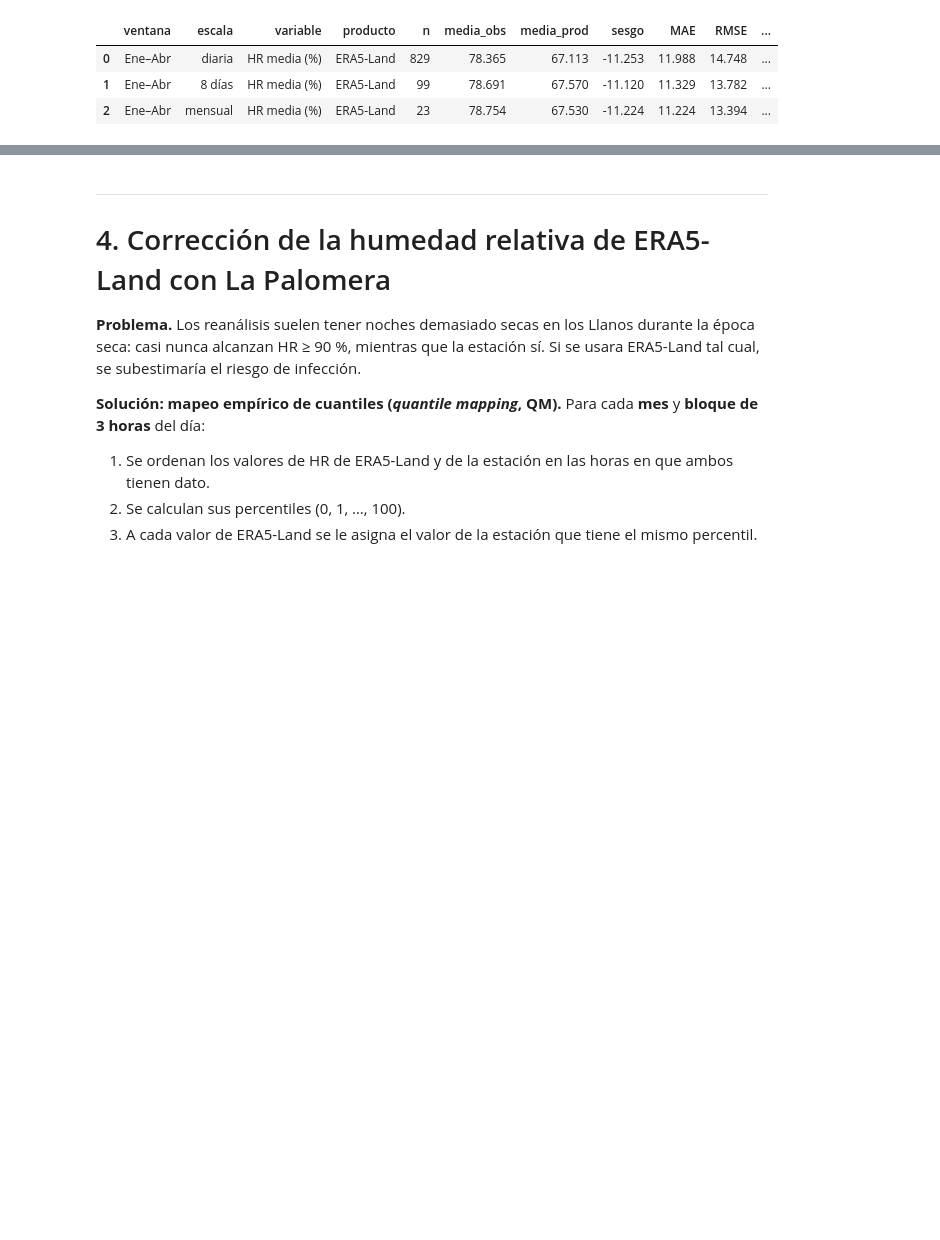
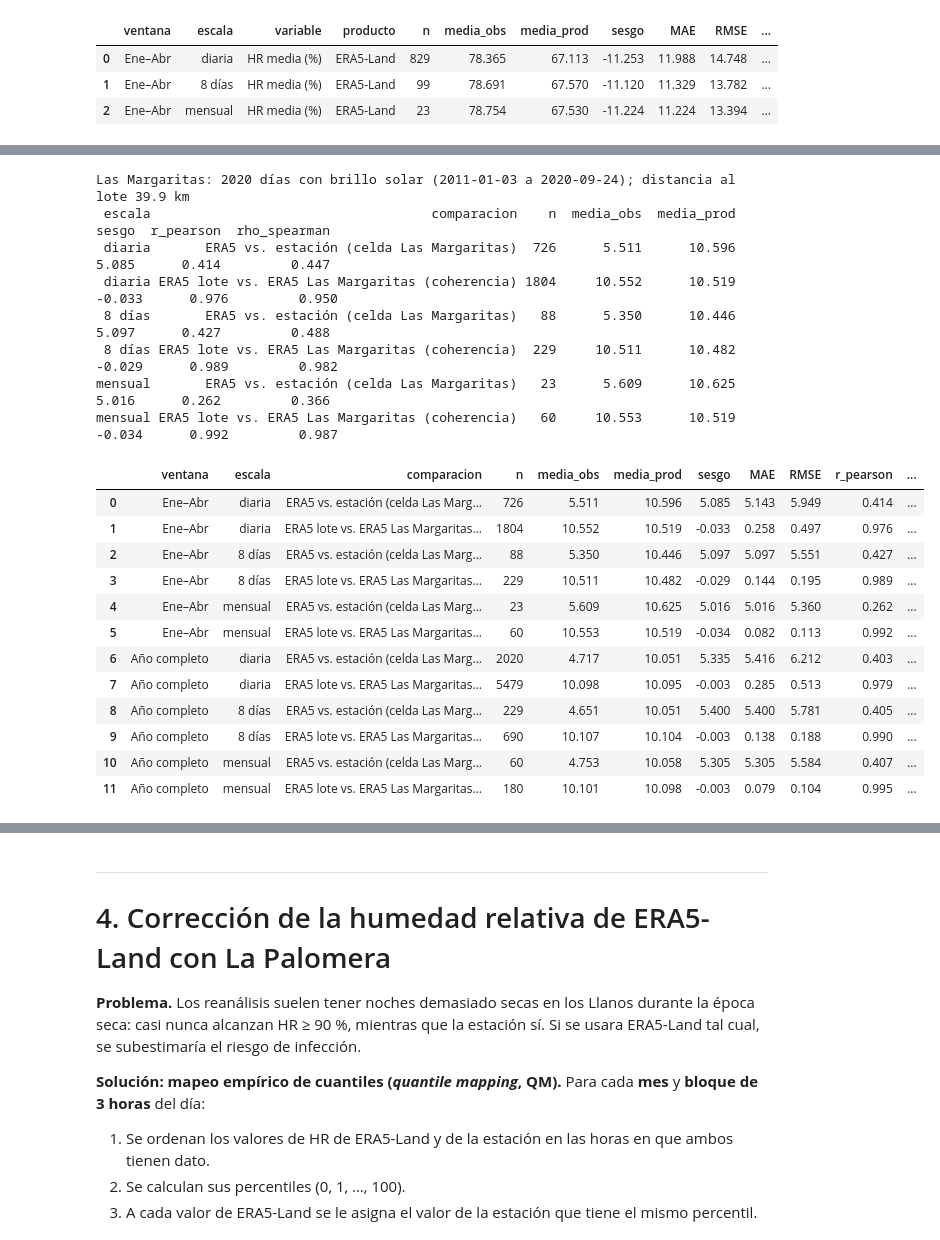
Before and after one commit to jf-floresriera/caucho_san_carlos, a Jupyter notebook: Analisis_SanCarlos_clima_cultivo.ipynb, the cells around one changed output, grey strips where cells are left out. Cells and saved outputs as stored; diff of their text form; code cells hidden in the pictures; blank space fills up the shorter version.

```diff
--- a/Analisis_SanCarlos_clima_cultivo.ipynb
+++ b/Analisis_SanCarlos_clima_cultivo.ipynb
@@ -1098,0 +1127,44 @@ Izquierda: ciclo anual medio, solo con los días que tienen las dos fuentes. Der
+# %%
+VALID_BS = pd.DataFrame()
+if "bs_dhime" in marg_dhime:
+    bm = pd.DataFrame({"obs": marg_dhime["bs_dhime"], "era5": era5d["margaritas"]["bs"],
+                       "era5_lote": era5d["sancarlos"]["bs"]}).reindex(idx_dia)
+    filas = []
+    for ventana, sel in [("Ene–Abr", bm.index.month.isin(VENTANA_MESES)), ("Año completo", slice(None))]:
+        for escala in ["diaria", "8 días", "mensual"]:
+            a = agregar(bm[sel][["obs", "era5"]], escala, False)
+            filas.append(dict(ventana=ventana, escala=escala, comparacion="ERA5 vs. estación (celda Las Margaritas)",
+                              **metricas(a["obs"], a["era5"])))
+            c = agregar(bm[sel][["era5", "era5_lote"]], escala, False)
+            filas.append(dict(ventana=ventana, escala=escala, comparacion="ERA5 lote vs. ERA5 Las Margaritas (coherencia)",
+                              **metricas(c["era5"], c["era5_lote"])))
+    VALID_BS = pd.DataFrame(filas).round(3)
+    print(f"Las Margaritas: {bm.obs.notna().sum()} días con brillo solar ({bm.obs.first_valid_index():%Y-%m-%d} a "
+          f"{bm.obs.last_valid_index():%Y-%m-%d}); distancia al lote {DIST_MARG:.1f} km")
+    print(VALID_BS[VALID_BS.ventana == "Ene–Abr"][["escala", "comparacion", "n", "media_obs", "media_prod", "sesgo",
+                                                  "r_pearson", "rho_spearman"]].to_string(index=False))
+else:
+    print("No está el archivo DHIME de brillo solar de Las Margaritas en", DHIME_MARG)
+VALID_BS
+# %% [output]
+Las Margaritas: 2020 días con brillo solar (2011-01-03 a 2020-09-24); distancia al lote 39.9 km
+ escala                                    comparacion    n  media_obs  media_prod  sesgo  r_pearson  rho_spearman
+ diaria       ERA5 vs. estación (celda Las Margaritas)  726      5.511      10.596  5.085      0.414         0.447
+ diaria ERA5 lote vs. ERA5 Las Margaritas (coherencia) 1804     10.552      10.519 -0.033      0.976         0.950
+ 8 días       ERA5 vs. estación (celda Las Margaritas)   88      5.350      10.446  5.097      0.427         0.488
+ 8 días ERA5 lote vs. ERA5 Las Margaritas (coherencia)  229     10.511      10.482 -0.029      0.989         0.982
+mensual       ERA5 vs. estación (celda Las Margaritas)   23      5.609      10.625  5.016      0.262         0.366
+mensual ERA5 lote vs. ERA5 Las Margaritas (coherencia)   60     10.553      10.519 -0.034      0.992         0.987
+|  | ventana | escala | comparacion | n | media_obs | media_prod | sesgo | MAE | RMSE | r_pearson | ... |
+| 0 | Ene–Abr | diaria | ERA5 vs. estación (celda Las Marg... | 726 | 5.511 | 10.596 | 5.085 | 5.143 | 5.949 | 0.414 | ... |
+| 1 | Ene–Abr | diaria | ERA5 lote vs. ERA5 Las Margaritas... | 1804 | 10.552 | 10.519 | -0.033 | 0.258 | 0.497 | 0.976 | ... |
+| 2 | Ene–Abr | 8 días | ERA5 vs. estación (celda Las Marg... | 88 | 5.350 | 10.446 | 5.097 | 5.097 | 5.551 | 0.427 | ... |
+| 3 | Ene–Abr | 8 días | ERA5 lote vs. ERA5 Las Margaritas... | 229 | 10.511 | 10.482 | -0.029 | 0.144 | 0.195 | 0.989 | ... |
+| 4 | Ene–Abr | mensual | ERA5 vs. estación (celda Las Marg... | 23 | 5.609 | 10.625 | 5.016 | 5.016 | 5.360 | 0.262 | ... |
+| 5 | Ene–Abr | mensual | ERA5 lote vs. ERA5 Las Margaritas... | 60 | 10.553 | 10.519 | -0.034 | 0.082 | 0.113 | 0.992 | ... |
+| 6 | Año completo | diaria | ERA5 vs. estación (celda Las Marg... | 2020 | 4.717 | 10.051 | 5.335 | 5.416 | 6.212 | 0.403 | ... |
+| 7 | Año completo | diaria | ERA5 lote vs. ERA5 Las Margaritas... | 5479 | 10.098 | 10.095 | -0.003 | 0.285 | 0.513 | 0.979 | ... |
+| 8 | Año completo | 8 días | ERA5 vs. estación (celda Las Marg... | 229 | 4.651 | 10.051 | 5.400 | 5.400 | 5.781 | 0.405 | ... |
+| 9 | Año completo | 8 días | ERA5 lote vs. ERA5 Las Margaritas... | 690 | 10.107 | 10.104 | -0.003 | 0.138 | 0.188 | 0.990 | ... |
+| 10 | Año completo | mensual | ERA5 vs. estación (celda Las Marg... | 60 | 4.753 | 10.058 | 5.305 | 5.305 | 5.584 | 0.407 | ... |
+| 11 | Año completo | mensual | ERA5 lote vs. ERA5 Las Margaritas... | 180 | 10.101 | 10.098 | -0.003 | 0.079 | 0.104 | 0.995 | ... |
```
Also changed, not shown: parts of 14 cells of this notebook, 8 other files.
